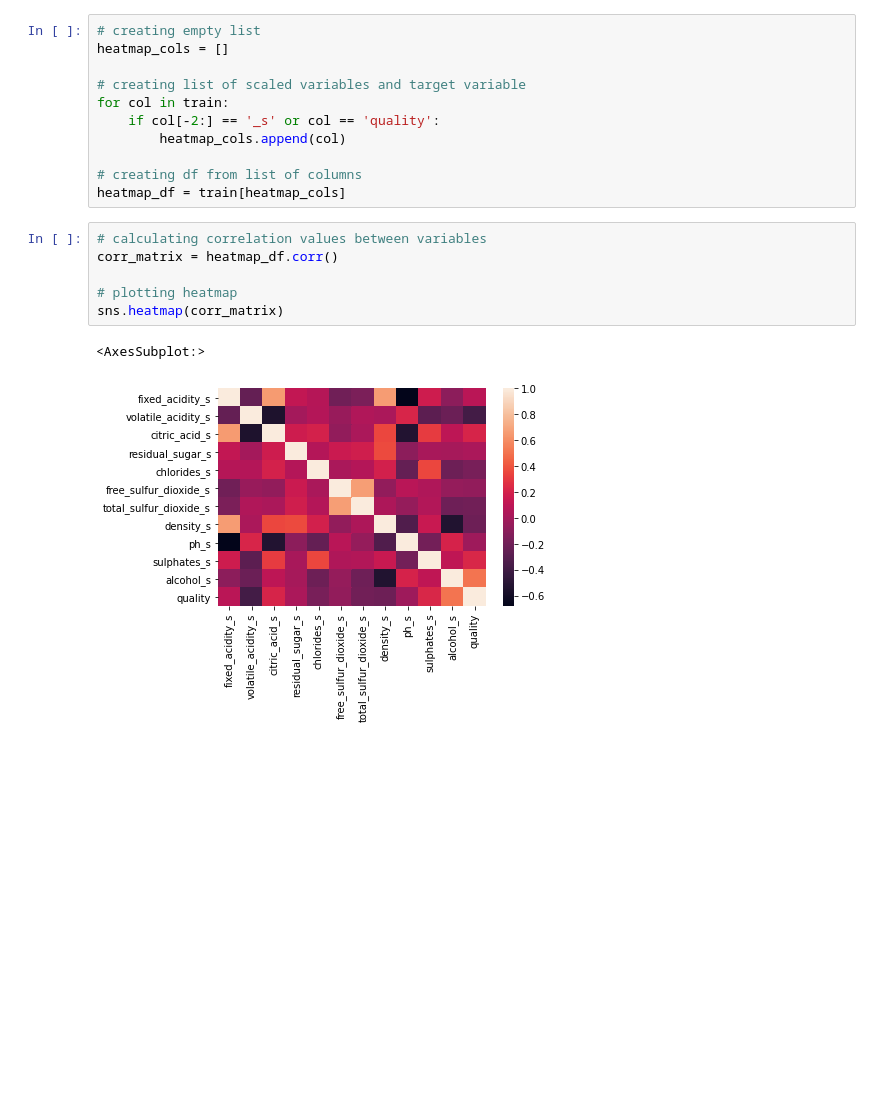
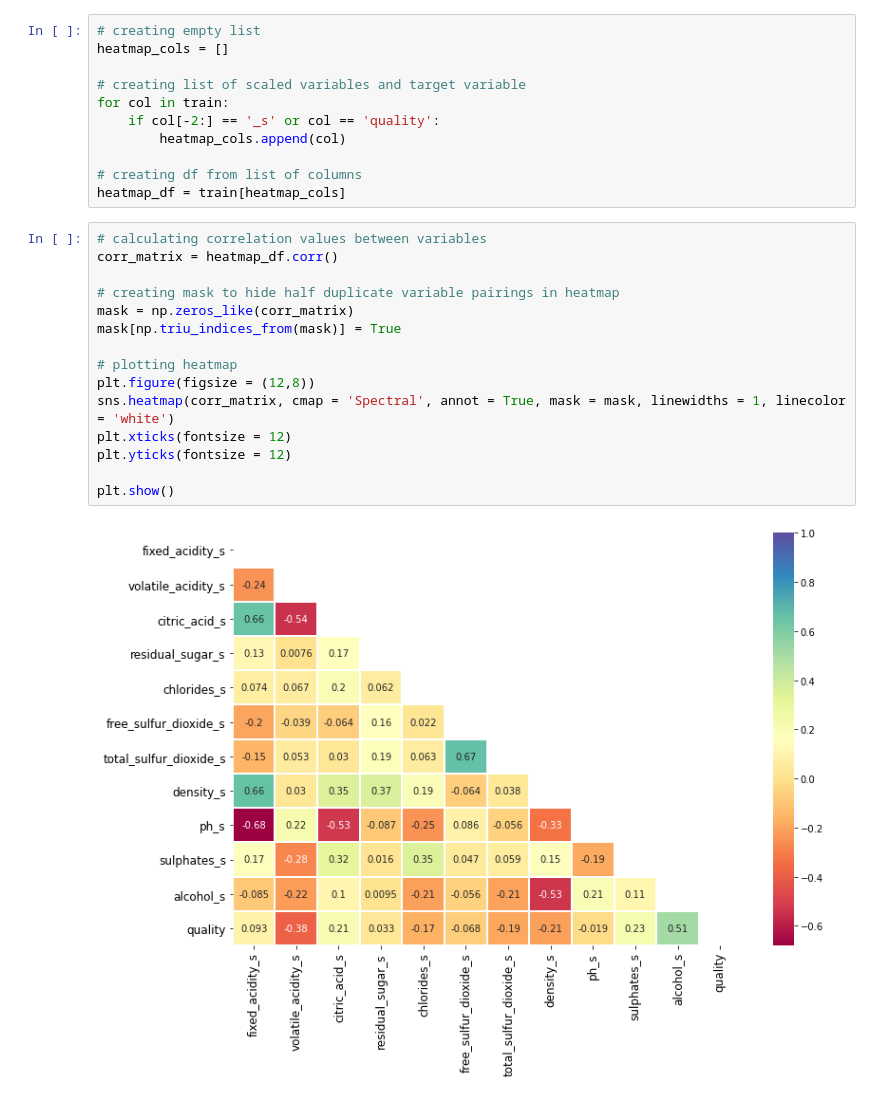
Before and after one commit to SamuelD-Data/red_wine_quality, a Jupyter notebook: red_wine_notebook.ipynb, the cells around one changed output. Saved outputs shown, nothing was run; the diff lists cells and outputs as text; blank space fills up the shorter version.

Commit message:
updated heatmap to be bigger, contain annotations, feature white gridlines and mask, new colormap, larger x and y ticks

```diff
--- a/red_wine_notebook.ipynb
+++ b/red_wine_notebook.ipynb
@@ -116,12 +116,20 @@ for col in train:
 
 # creating df from list of columns
 heatmap_df = train[heatmap_cols]
-# %%
-# calculating correlation values between variables
-corr_matrix = heatmap_df.corr()
-
-# plotting heatmap
-sns.heatmap(corr_matrix)
-# %% [output]
-<AxesSubplot:>
-[figure, removed]
+# %%
+# calculating correlation values between variables
+corr_matrix = heatmap_df.corr()
+
+# creating mask to hide half duplicate variable pairings in heatmap
+mask = np.zeros_like(corr_matrix)
+mask[np.triu_indices_from(mask)] = True
+
+# plotting heatmap
+plt.figure(figsize = (12,8))
+sns.heatmap(corr_matrix, cmap = 'Spectral', annot = True, mask = mask, linewidths = 1, linecolor = 'white')
+plt.xticks(fontsize = 12)
+plt.yticks(fontsize = 12)
+
+plt.show()
+# %% [output]
+[figure, added]
```
